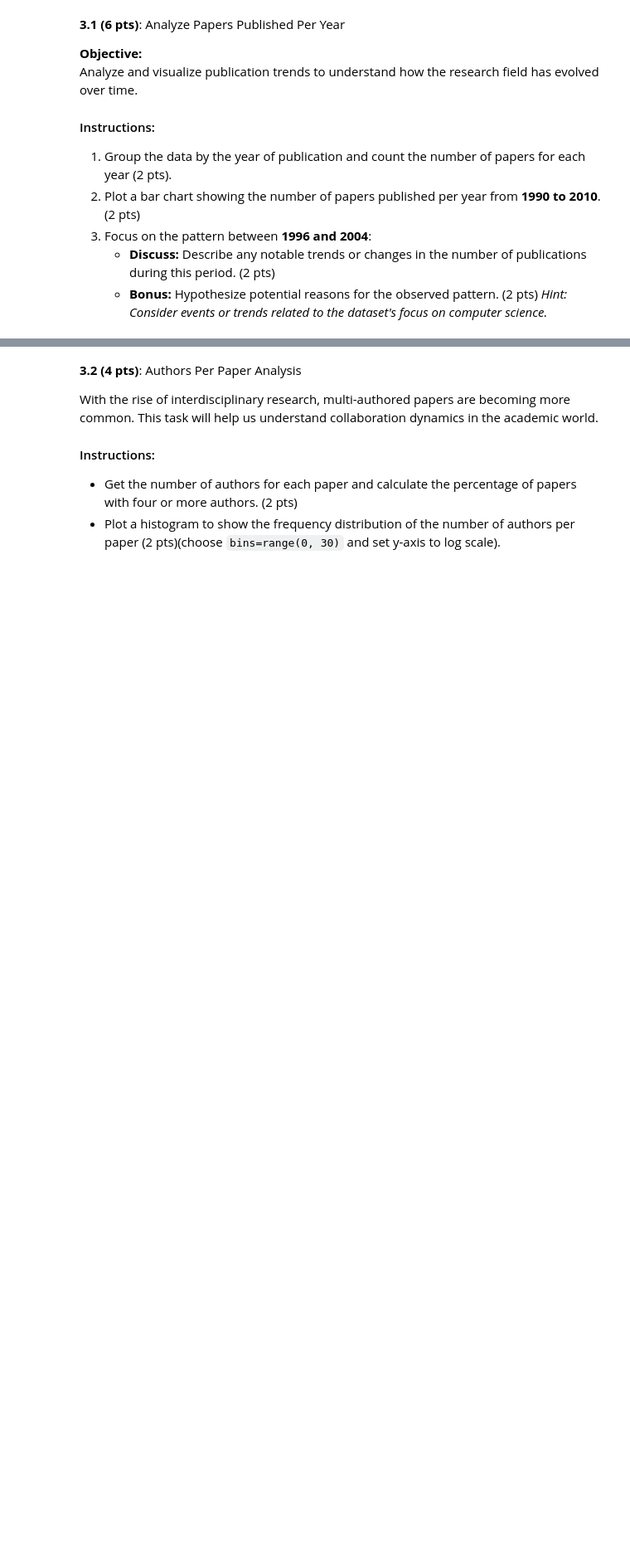
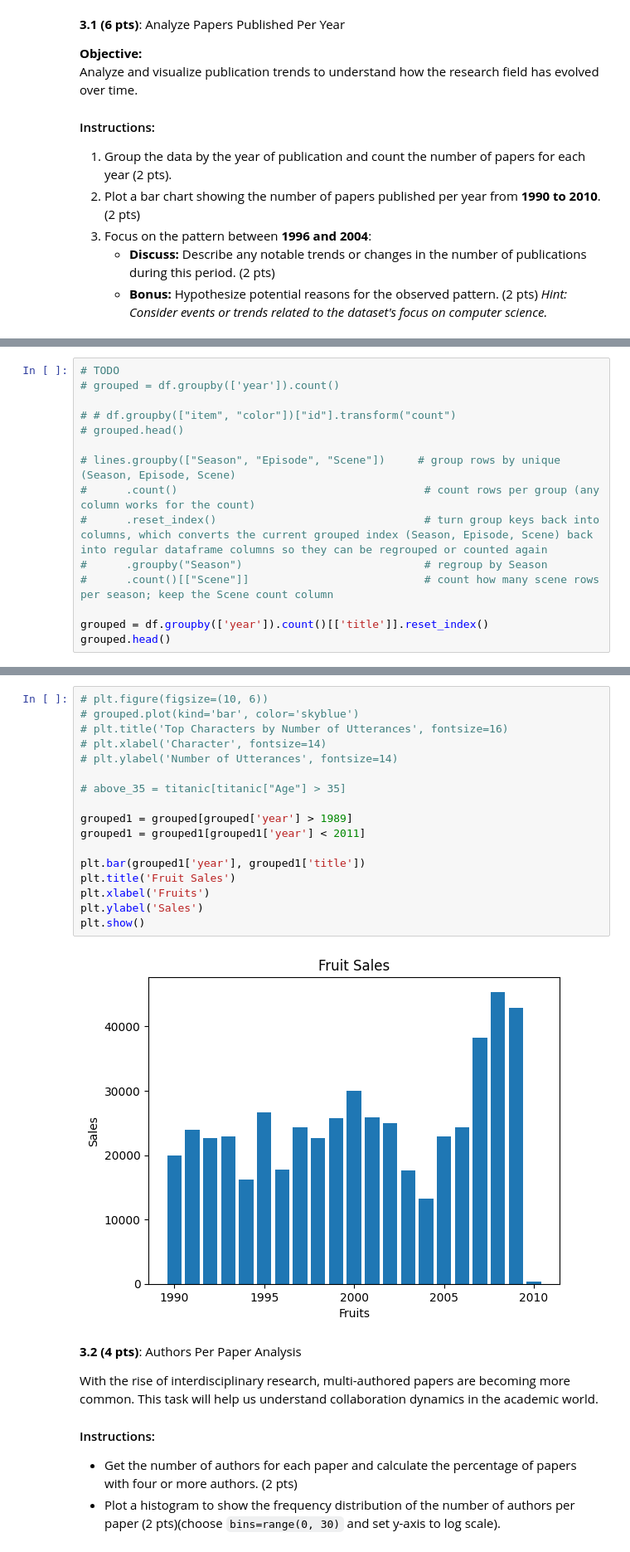
Before and after one commit to YouriGndl/2024, a Jupyter notebook: Exam/exam.ipynb, the cells around one changed output, grey strips where cells are left out. Shown at 83% size. Saved outputs shown, nothing was run; the diff lists cells and outputs as text; blank space fills up the shorter version.

```diff
--- a/Exam/exam.ipynb
+++ b/Exam/exam.ipynb
@@ -293,0 +293,15 @@ Analyze and visualize publication trends to understand how the research field ha
+# %%
+# TODO
+# grouped = df.groupby(['year']).count()
+
+# # df.groupby(["item", "color"])["id"].transform("count")
+# grouped.head()
+
+# lines.groupby(["Season", "Episode", "Scene"])     # group rows by unique (Season, Episode, Scene)
+#      .count()                                      # count rows per group (any column works for the count)
+#      .reset_index()                                # turn group keys back into columns, which converts the current grouped index (Season, Episode, Scene) back into regular dataframe columns so they can be regrouped or counted again
+#      .groupby("Season")                            # regroup by Season
+#      .count()[["Scene"]]                           # count how many scene rows per season; keep the Scene count column
+
+grouped = df.groupby(['year']).count()[['title']].reset_index()
+grouped.head()
@@ -294,3 +315,22 @@ Analyze and visualize publication trends to understand how the research field ha
+# %%
+# plt.figure(figsize=(10, 6))
+# grouped.plot(kind='bar', color='skyblue')
+# plt.title('Top Characters by Number of Utterances', fontsize=16)
+# plt.xlabel('Character', fontsize=14)
+# plt.ylabel('Number of Utterances', fontsize=14)
+
+# above_35 = titanic[titanic["Age"] > 35]
+
+grouped1 = grouped[grouped['year'] > 1989]
+grouped1 = grouped1[grouped1['year'] < 2011]
+
+plt.bar(grouped1['year'], grouped1['title'])
+plt.title('Fruit Sales')
+plt.xlabel('Fruits')
+plt.ylabel('Sales')
+plt.show()
+# %% [output]
+[figure, added]
 # %% [markdown]
 **3.2 (4 pts)**: Authors Per Paper Analysis
 
```
Also changed, not shown: parts of 10 cells of this notebook.
